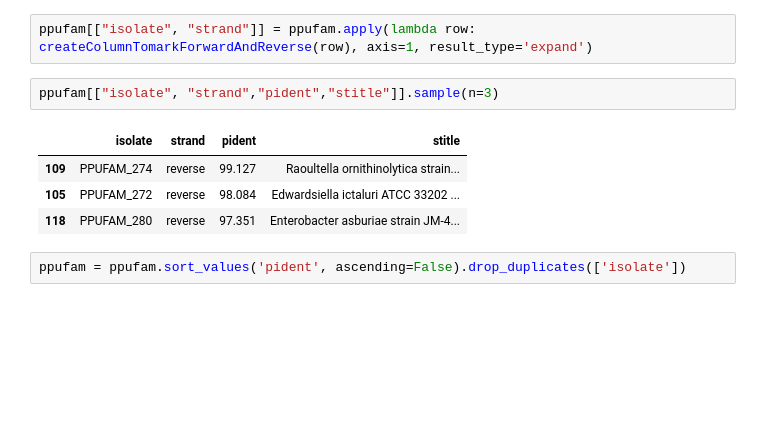
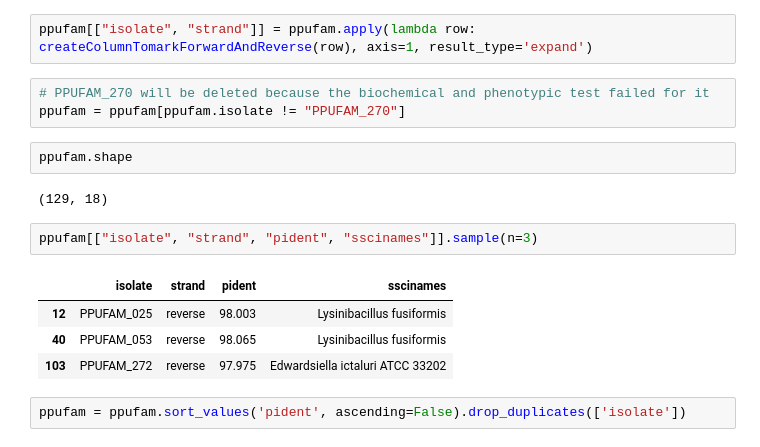
Before and after one commit to waldeyr/amazonian_fish_bacteria, a Jupyter notebook: Workflow.ipynb, the cells around one changed output. Drawn from its saved outputs; the diff is of its cells as text; blank space fills up the shorter version.

```diff
--- a/Workflow.ipynb
+++ b/Workflow.ipynb
@@ -347,12 +342,19 @@ def createColumnTomarkForwardAndReverse( row ):
     return parts[0]+"_"+parts[1], parts[2]
 # %%
 ppufam[["isolate", "strand"]] = ppufam.apply(lambda row: createColumnTomarkForwardAndReverse(row), axis=1, result_type='expand')
+# %%
+# PPUFAM_270 will be deleted because the biochemical and phenotypic test failed for it
+ppufam = ppufam[ppufam.isolate != "PPUFAM_270"]
+# %%
+ppufam.shape
+# %% [output]
+(129, 18)
 # %%
-ppufam[["isolate", "strand","pident","stitle"]].sample(n=3)
+ppufam[["isolate", "strand", "pident", "sscinames"]].sample(n=3)
 # %% [output]
-|  | isolate | strand | pident | stitle |
-| 109 | PPUFAM_274 | reverse | 99.127 | Raoultella ornithinolytica strain... |
-| 105 | PPUFAM_272 | reverse | 98.084 | Edwardsiella ictaluri ATCC 33202 ... |
-| 118 | PPUFAM_280 | reverse | 97.351 | Enterobacter asburiae strain JM-4... |
+|  | isolate | strand | pident | sscinames |
+| 12 | PPUFAM_025 | reverse | 98.003 | Lysinibacillus fusiformis |
+| 40 | PPUFAM_053 | reverse | 98.065 | Lysinibacillus fusiformis |
+| 103 | PPUFAM_272 | reverse | 97.975 | Edwardsiella ictaluri ATCC 33202 |
 # %%
 ppufam = ppufam.sort_values('pident', ascending=False).drop_duplicates(['isolate'])
```
Also changed, not shown: parts of 40 cells of this notebook, 1 other file.
